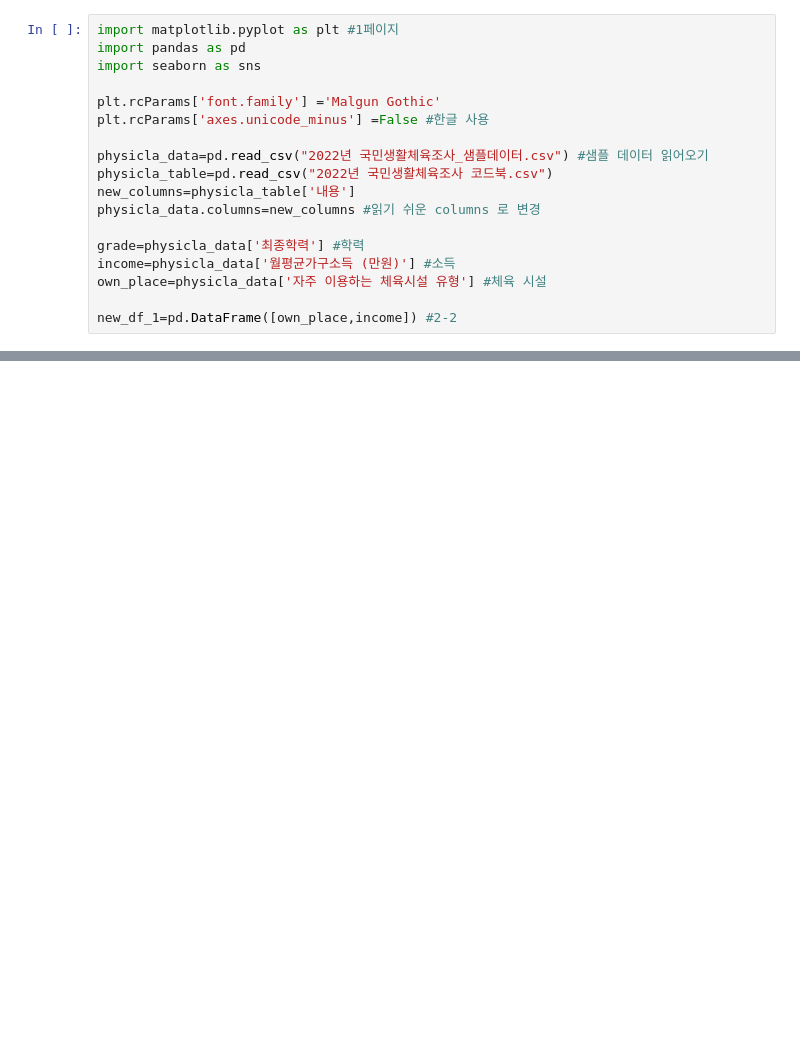
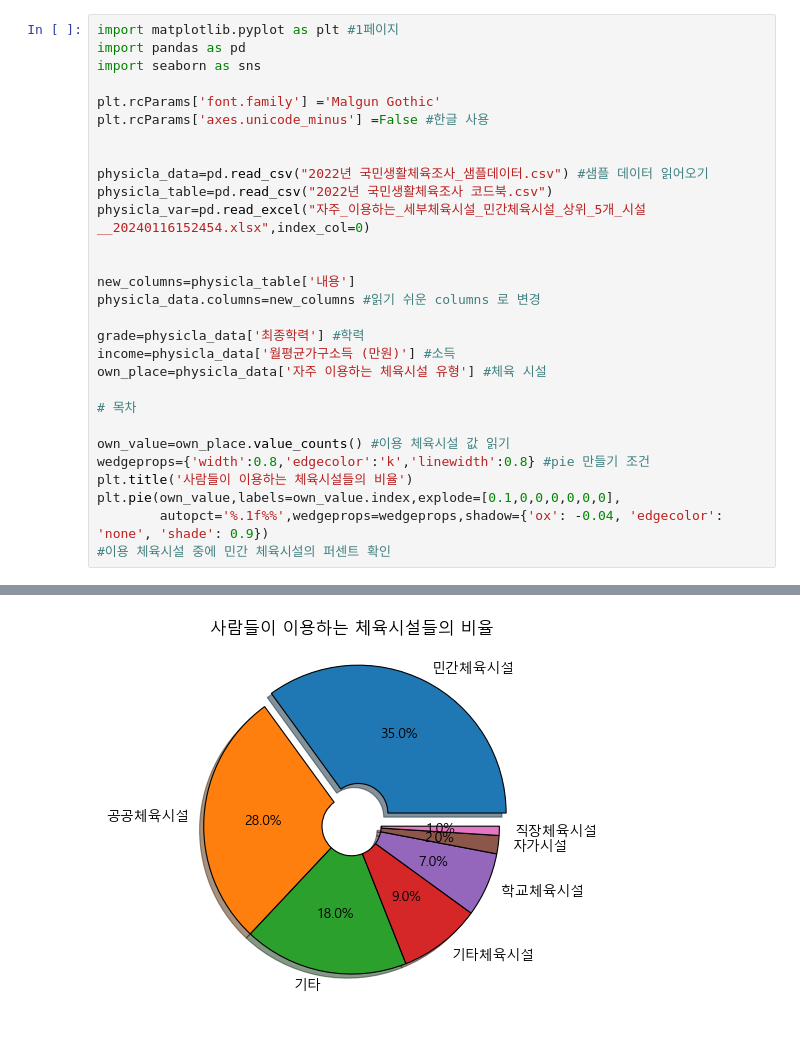
Before and after one commit to minseong2/githubtest_web, a Jupyter notebook: project/project.ipynb, the cells around one changed output, grey strips where cells are left out. Saved outputs shown, nothing was run; the diff lists cells and outputs as text; blank space fills up the shorter version.

```diff
--- a/project/project.ipynb
+++ b/project/project.ipynb
@@ -34,8 +6,12 @@ import seaborn as sns
 plt.rcParams['font.family'] ='Malgun Gothic'
 plt.rcParams['axes.unicode_minus'] =False #한글 사용
 
+
 physicla_data=pd.read_csv("2022년 국민생활체육조사_샘플데이터.csv") #샘플 데이터 읽어오기
 physicla_table=pd.read_csv("2022년 국민생활체육조사 코드북.csv")
+physicla_var=pd.read_excel("자주_이용하는_세부체육시설_민간체육시설_상위_5개_시설__20240116152454.xlsx",index_col=0)
+
+
 new_columns=physicla_table['내용']
 physicla_data.columns=new_columns #읽기 쉬운 columns 로 변경
 
@@ -43,4 +19,12 @@ grade=physicla_data['최종학력'] #학력
 income=physicla_data['월평균가구소득 (만원)'] #소득
 own_place=physicla_data['자주 이용하는 체육시설 유형'] #체육 시설
 
-new_df_1=pd.DataFrame([own_place,income]) #2-2
+# 목차
+
+own_value=own_place.value_counts() #이용 체육시설 값 읽기
+wedgeprops={'width':0.8,'edgecolor':'k','linewidth':0.8} #pie 만들기 조건
+plt.title('사람들이 이용하는 체육시설들의 비율')
+plt.pie(own_value,labels=own_value.index,explode=[0.1,0,0,0,0,0,0],
+        autopct='%.1f%%',wedgeprops=wedgeprops,shadow={'ox': -0.04, 'edgecolor': 'none', 'shade': 0.9})
+#이용 체육시설 중에 민간 체육시설의 퍼센트 확인
+# %% [output]
@@ -46,0 +48 @@ new_df_1=pd.DataFrame([own_place,income]) #2-2
+[figure, added]
```
Also changed, not shown: parts of 7 cells of this notebook, 6 other files.
